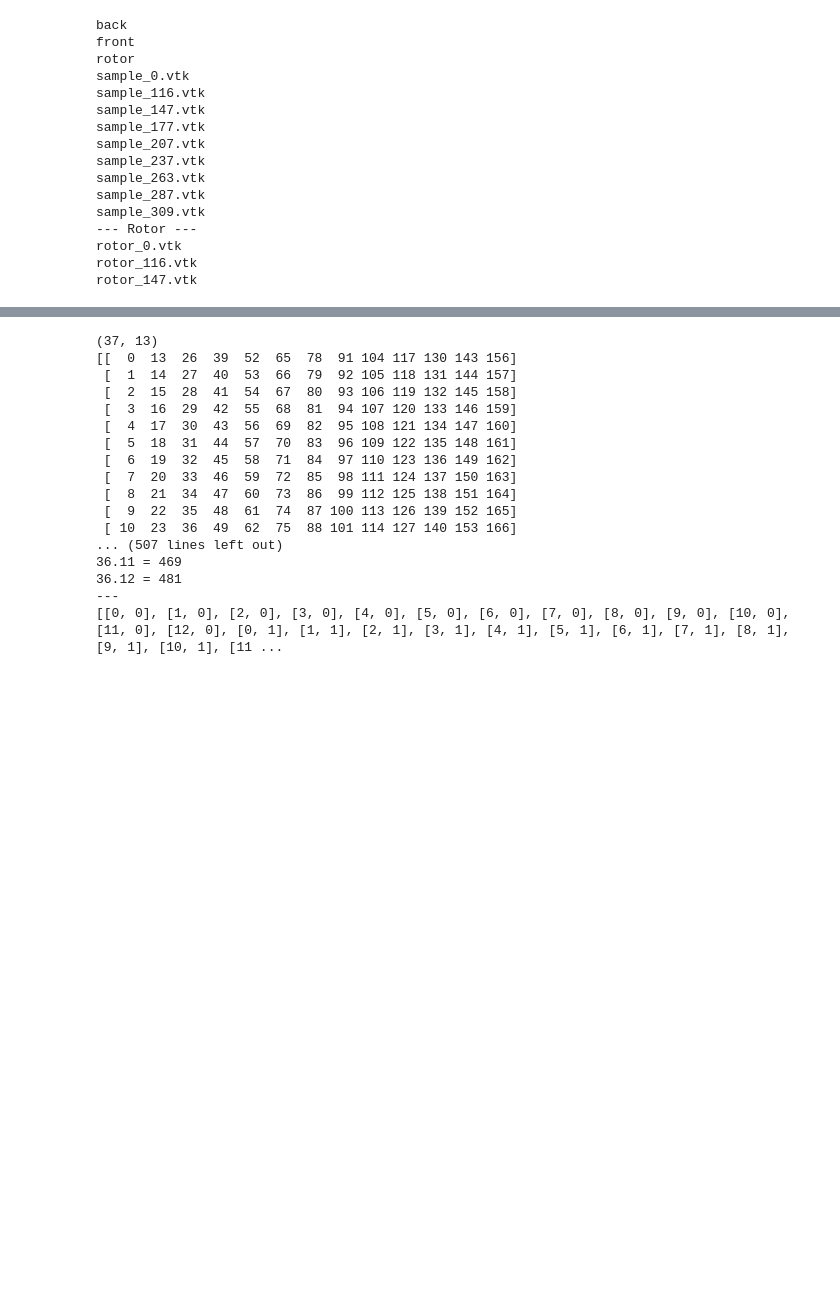
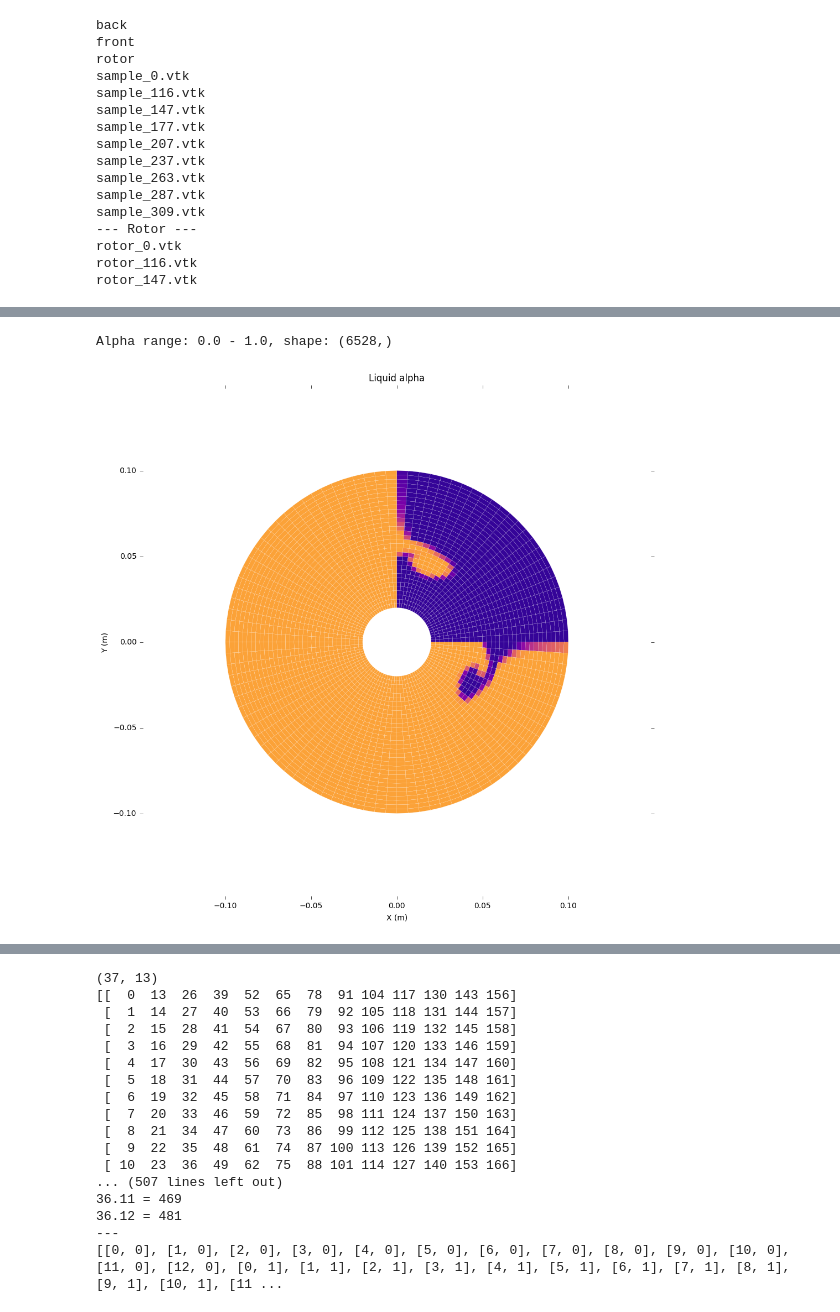
Before and after one commit to pyotr777/openfoam_samples, a Jupyter notebook: interFoam/laminar/J29155334941477976881/mixer_visualisation_notebook.ipynb, the cells around one changed output, grey strips where cells are left out. Cells and saved outputs as stored; diff of their text form; code cells hidden in the pictures; blank space fills up the shorter version.

```diff
--- a/interFoam/laminar/J29155334941477976881/mixer_visualisation_notebook.ipynb
+++ b/interFoam/laminar/J29155334941477976881/mixer_visualisation_notebook.ipynb
@@ -62,0 +193,60 @@ def getNodes(filename):
+# %%
+def plot2D(patches, values, vmin, vmax):
+    color_map = plt.cm.get_cmap('plasma_r')
+    p = PatchCollection(patches, cmap=color_map, edgecolor="#ffffff", linewidth=0.1)
+    colors = values
+    p.set_array(np.array(colors))
+    ax = plt.axes()
+    ax.add_collection(p)
+    #plt.colorbar(p)
+    p.set_clim([vmin, vmax])
+
+
+vmin = np.nanmin(alpha)
+vmax = np.nanmax(alpha)
+print "Alpha range: {} - {}, shape: {}".format(vmin,vmax, a.shape)
+
+patches = []
+values = []
+
+N = len(cells)
+i = 0
+block = 0
+while i < N:
+    block += 1
+    n = cells[i]  # Number of points in this cell
+    i += 1
+    cell_points = np.take(points,cells[i:i+n],axis=0)
+    i += n
+    if n != 8:
+        print "Not hexahedron! " + str(n)
+        continue
+    if len(pick) > 0 and block not in pick:
+        continue
+
+    values.append(alpha[cells_idx[block-1]])
+    face0, face1 = hexahedronToXY(cell_points)
+    polygon1 = Polygon(face0, True)
+    try:
+        patches.append(polygon1)
+    except:
+        pass
+
+# Plot combined figure
+plt.figure(figsize=(12,12))
+axes = plt.gca()
+plt.axis([-.15, .15, -.15, .15])
+plt.xlabel('X (m)')
+plt.ylabel('Y (m)')
+#plt.axis('off')
+axes.spines['left'].set_color('white')
+axes.spines['right'].set_color('white')
+axes.spines['top'].set_color('white')
+axes.spines['bottom'].set_color('white')
+
+plt.title('Liquid alpha')
+plot2D(patches, values, -0.3, +1.1)
+plt.show()
+# %% [output]
+Alpha range: 0.0 - 1.0, shape: (6528,)
+[figure, added]
```
Also changed, not shown: parts of 15 cells of this notebook.
